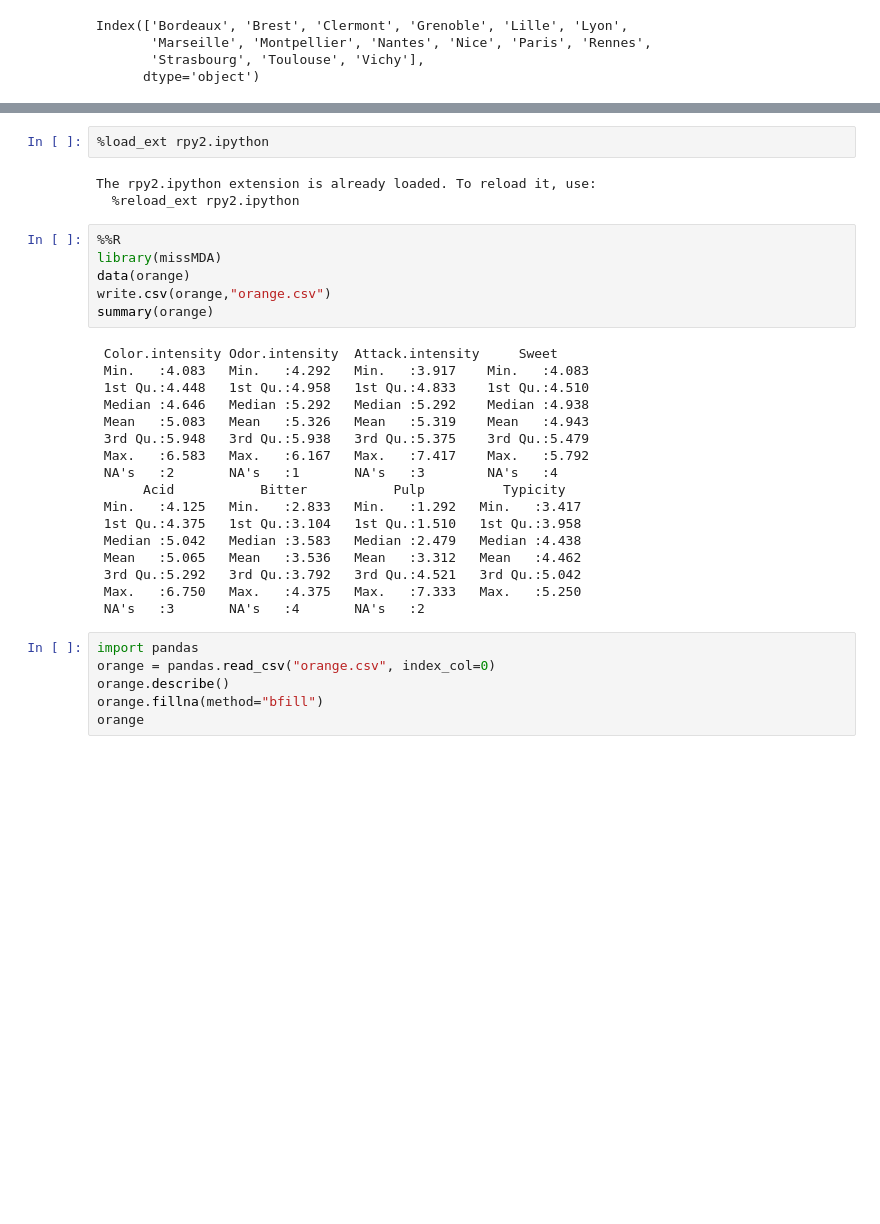
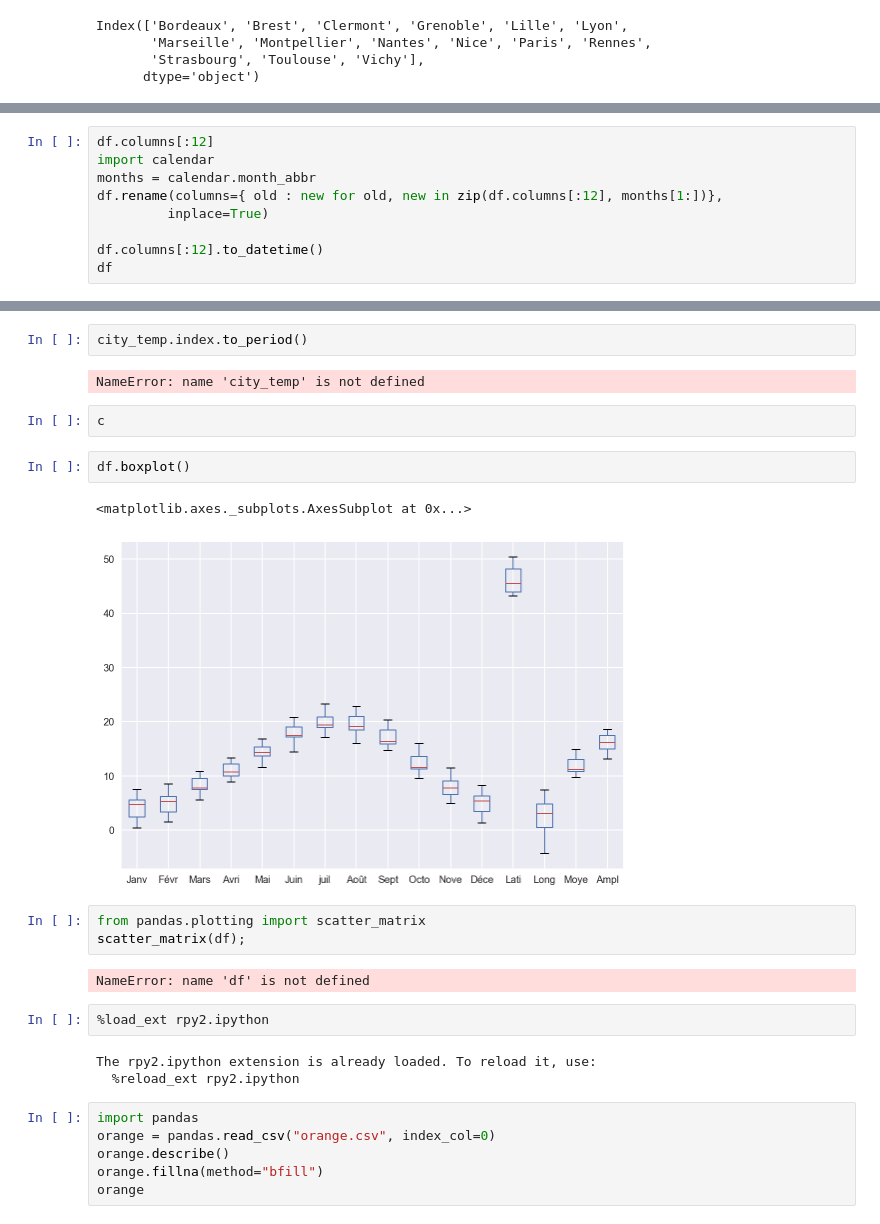
Before and after one commit to pnavaro/math-python, a Jupyter notebook: 14.Pandas.ipynb, the cells around one changed output, grey strips where cells are left out. Drawn from its saved outputs; the diff is of its cells as text; blank space fills up the shorter version.

Commit message:
Improve the Pandas Notebook

```diff
--- a/14.Pandas.ipynb
+++ b/14.Pandas.ipynb
@@ -328,0 +365,9 @@ adjust_text(texts, x, y);
+# %%
+df.columns[:12]
+import calendar
+months = calendar.month_abbr
+df.rename(columns={ old : new for old, new in zip(df.columns[:12], months[1:])},
+         inplace=True)
+
+df.columns[:12].to_datetime()
+df
@@ -329,31 +403,24 @@ adjust_text(texts, x, y);
+# %%
+city_temp.index.to_period()
+# %% [output]
+NameError: name 'city_temp' is not defined
+# %%
+c
+# %%
+df.boxplot()
+# %% [output]
+<matplotlib.axes._subplots.AxesSubplot at 0x...>
+[figure, added]
+# %%
+from pandas.plotting import scatter_matrix
+scatter_matrix(df);
+# %% [output]
+NameError: name 'df' is not defined
 # %%
 %load_ext rpy2.ipython
 # %% [output]
 The rpy2.ipython extension is already loaded. To reload it, use:
   %reload_ext rpy2.ipython
-# %%
-%%R
-library(missMDA)
-data(orange)
-write.csv(orange,"orange.csv")
-summary(orange)
-# %% [output]
- Color.intensity Odor.intensity  Attack.intensity     Sweet
- Min.   :4.083   Min.   :4.292   Min.   :3.917    Min.   :4.083
- 1st Qu.:4.448   1st Qu.:4.958   1st Qu.:4.833    1st Qu.:4.510
- Median :4.646   Median :5.292   Median :5.292    Median :4.938
- Mean   :5.083   Mean   :5.326   Mean   :5.319    Mean   :4.943
- 3rd Qu.:5.948   3rd Qu.:5.938   3rd Qu.:5.375    3rd Qu.:5.479
- Max.   :6.583   Max.   :6.167   Max.   :7.417    Max.   :5.792
- NA's   :2       NA's   :1       NA's   :3        NA's   :4
-      Acid           Bitter           Pulp          Typicity
- Min.   :4.125   Min.   :2.833   Min.   :1.292   Min.   :3.417
- 1st Qu.:4.375   1st Qu.:3.104   1st Qu.:1.510   1st Qu.:3.958
- Median :5.042   Median :3.583   Median :2.479   Median :4.438
- Mean   :5.065   Mean   :3.536   Mean   :3.312   Mean   :4.462
- 3rd Qu.:5.292   3rd Qu.:3.792   3rd Qu.:4.521   3rd Qu.:5.042
- Max.   :6.750   Max.   :4.375   Max.   :7.333   Max.   :5.250
- NA's   :3       NA's   :4       NA's   :2
 # %%
 import pandas
 orange = pandas.read_csv("orange.csv", index_col=0)
```
Also changed, not shown: parts of 40 cells of this notebook, 5 other files.
